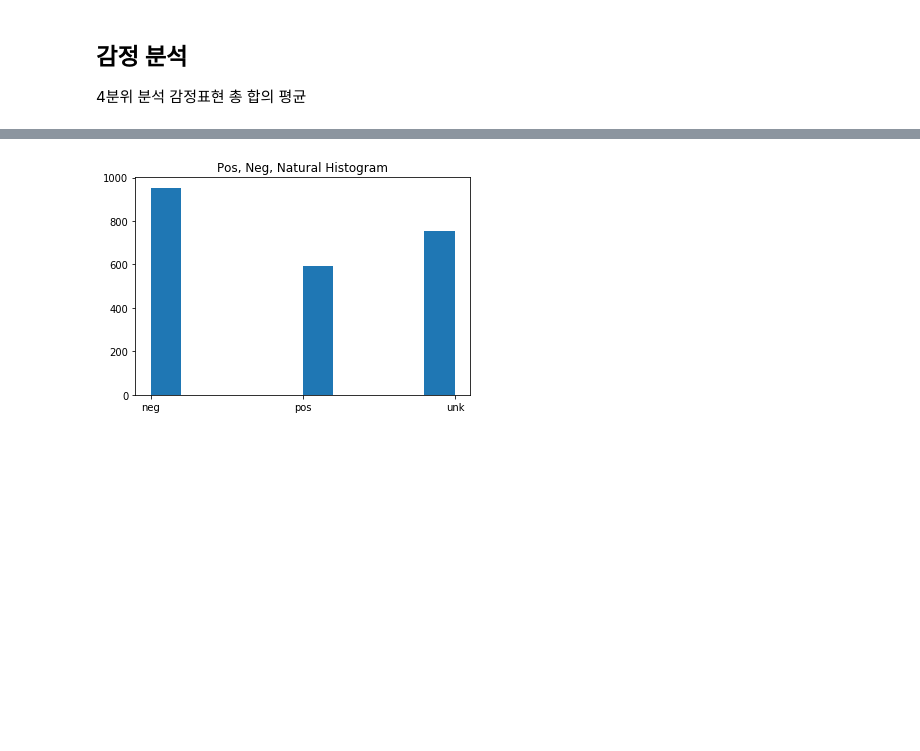
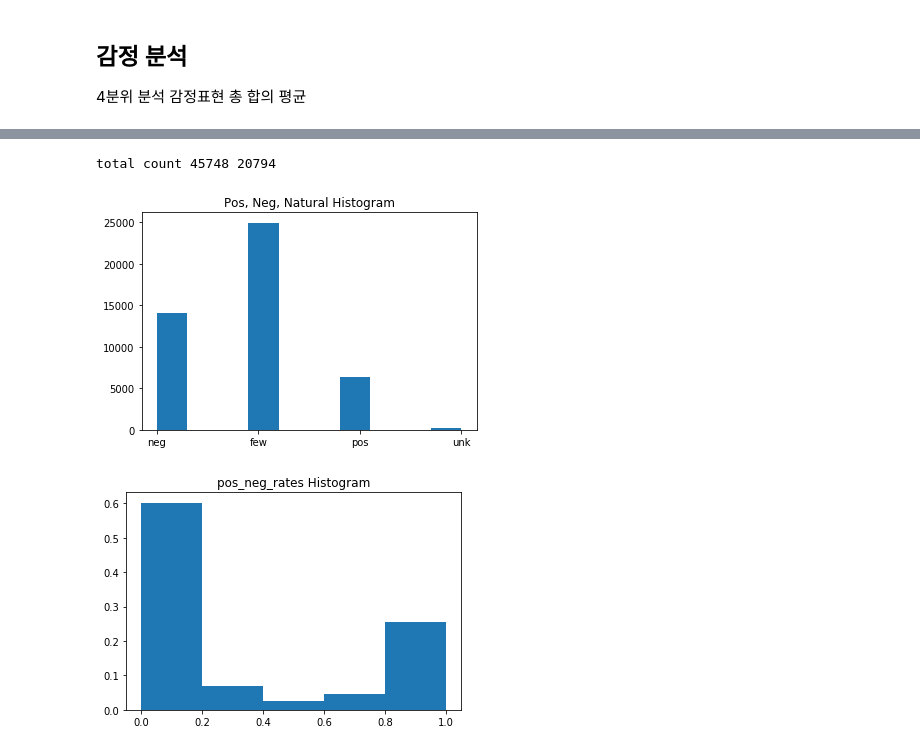
Before and after one commit to HeegyuKim/denuri-notebook, a Jupyter notebook: sentiment/analysis.ipynb, the cells around one changed output, grey strips where cells are left out. Drawn from its saved outputs; the diff is of its cells as text; code cells hidden in the pictures; blank space fills up the shorter version.

```diff
--- a/sentiment/analysis.ipynb
+++ b/sentiment/analysis.ipynb
@@ -14,6 +26,8 @@ tagger = Okt() # Kkma()
 # %%
 %%time
-data = pd.read_csv("../data/news_reactions_recent.csv")
+with open("../output.jsl") as f:
+    lines = f.readlines()
+    data = pd.DataFrame([json.loads(x) for x in lines])
 # data = pd.read_csv("../data/news_reactions_tokenized.csv")
 # data = pd.read_json("../data/news_reactions_tokenized.json")
 # %% [output]
@@ -253,22 +280,41 @@ Name: angry, dtype: float64
 # %%
-category_label = ['pos', 'neg', 'unk']
+category_label = ['pos', 'neg', 'unk', 'few']
 category = []
+pos_neg_rates = []
+ok = 0
+
 for i in range(len(data)):
     r = 2
     p = pos[i]
     n = neg[i]
 
-    if p + n >= 5 and abs(p - n) > 5:
-        r = 0 if p > n else 1
+    if p + n >= 50 :
+        rate = p / (n + p)
+        pos_neg_rates.append(rate)
+        if abs(rate - 0.5) > 0.05:
+            r = 0 if p > n else 1
+        else:
+            r = 2
+        ok = ok + 1
     else:
-        r = 2
+        r = 3
 
     category.append(r)
+
+print("total count", len(category), ok)
+# %% [output]
+total count 45748 20794
 # %%
 plt.title("Pos, Neg, Natural Histogram")
+# plt.hist(list(map(lambda x: category_label[x], category)), weights=np.ones(len(category)) / len(category))
+# plt.gca().yaxis.set_major_formatter(PercentFormatter(1))
 plt.hist(list(map(lambda x: category_label[x], category)))
 plt.show()
+plt.title("pos_neg_rates Histogram")
+plt.hist(pos_neg_rates, bins=5, weights=np.ones(len(pos_neg_rates)) / len(pos_neg_rates))
+plt.show()
 # %% [output]
-[figure, old version]
+[figure, new version]
+[figure, added]
 # %%
 data['reaction_category'] = category
```
Also changed, not shown: parts of 15 cells of this notebook, 4 other files.
